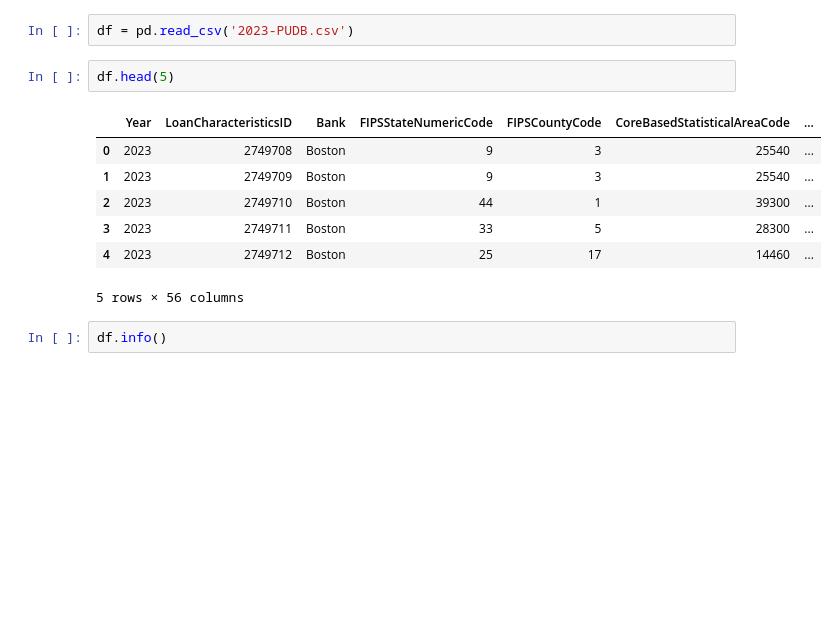
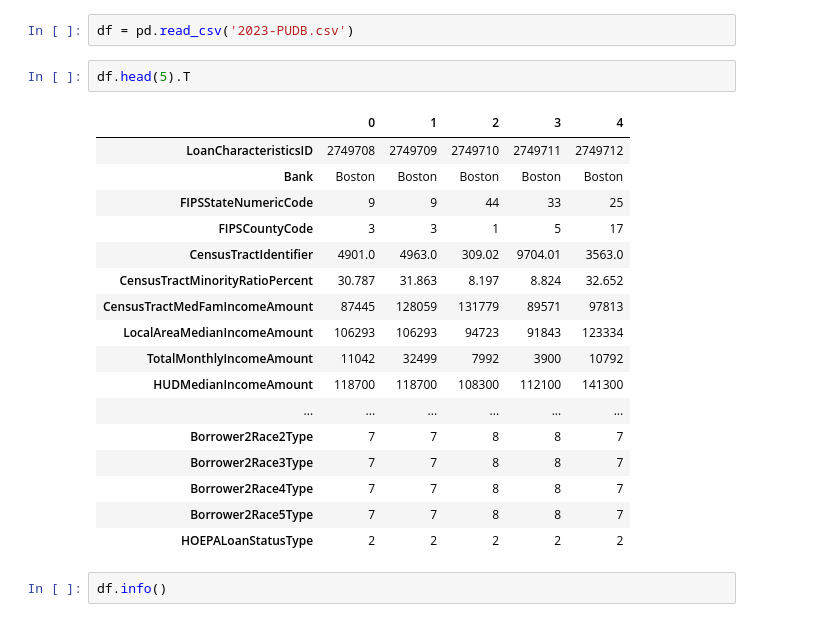
Before and after one commit to Prajwalv28/Capstone, a Jupyter notebook: Trial_git.ipynb, the cells around one changed output. Cells and saved outputs as stored; diff of their text form; blank space fills up the shorter version.

```diff
--- a/Trial_git.ipynb
+++ b/Trial_git.ipynb
@@ -28,15 +40,25 @@ import seaborn as sns
 # %%
 df = pd.read_csv('2023-PUDB.csv')
 # %%
-df.head(5)
+df.head(5).T
 # %% [output]
-|  | Year | LoanCharacteristicsID | Bank | FIPSStateNumericCode | FIPSCountyCode | CoreBasedStatisticalAreaCode | ... |
-| 0 | 2023 | 2749708 | Boston | 9 | 3 | 25540 | ... |
-| 1 | 2023 | 2749709 | Boston | 9 | 3 | 25540 | ... |
-| 2 | 2023 | 2749710 | Boston | 44 | 1 | 39300 | ... |
-| 3 | 2023 | 2749711 | Boston | 33 | 5 | 28300 | ... |
-| 4 | 2023 | 2749712 | Boston | 25 | 17 | 14460 | ... |
+|  | 0 | 1 | 2 | 3 | 4 |
+| LoanCharacteristicsID | 2749708 | 2749709 | 2749710 | 2749711 | 2749712 |
+| Bank | Boston | Boston | Boston | Boston | Boston |
+| FIPSStateNumericCode | 9 | 9 | 44 | 33 | 25 |
+| FIPSCountyCode | 3 | 3 | 1 | 5 | 17 |
+| CensusTractIdentifier | 4901.0 | 4963.0 | 309.02 | 9704.01 | 3563.0 |
+| CensusTractMinorityRatioPercent | 30.787 | 31.863 | 8.197 | 8.824 | 32.652 |
+| CensusTractMedFamIncomeAmount | 87445 | 128059 | 131779 | 89571 | 97813 |
+| LocalAreaMedianIncomeAmount | 106293 | 106293 | 94723 | 91843 | 123334 |
+| TotalMonthlyIncomeAmount | 11042 | 32499 | 7992 | 3900 | 10792 |
+| HUDMedianIncomeAmount | 118700 | 118700 | 108300 | 112100 | 141300 |
+| ... | ... | ... | ... | ... | ... |
+| Borrower2Race2Type | 7 | 7 | 8 | 8 | 7 |
+| Borrower2Race3Type | 7 | 7 | 8 | 8 | 7 |
+| Borrower2Race4Type | 7 | 7 | 8 | 8 | 7 |
+| Borrower2Race5Type | 7 | 7 | 8 | 8 | 7 |
+| HOEPALoanStatusType | 2 | 2 | 2 | 2 | 2 |
-5 rows × 56 columns
 # %%
 df.info()
 # %% [output]
```
Also changed, not shown: parts of 21 cells of this notebook.
